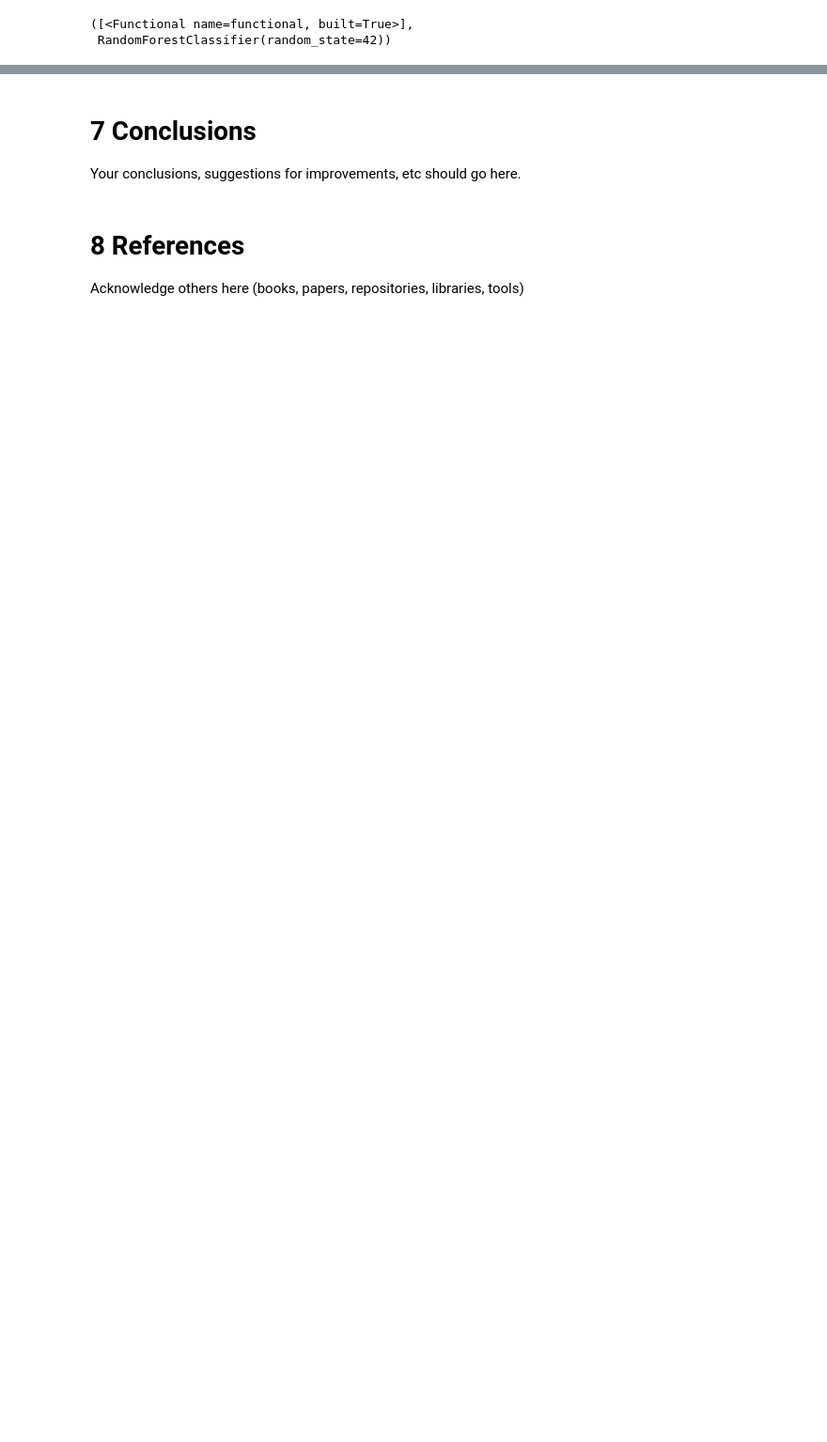
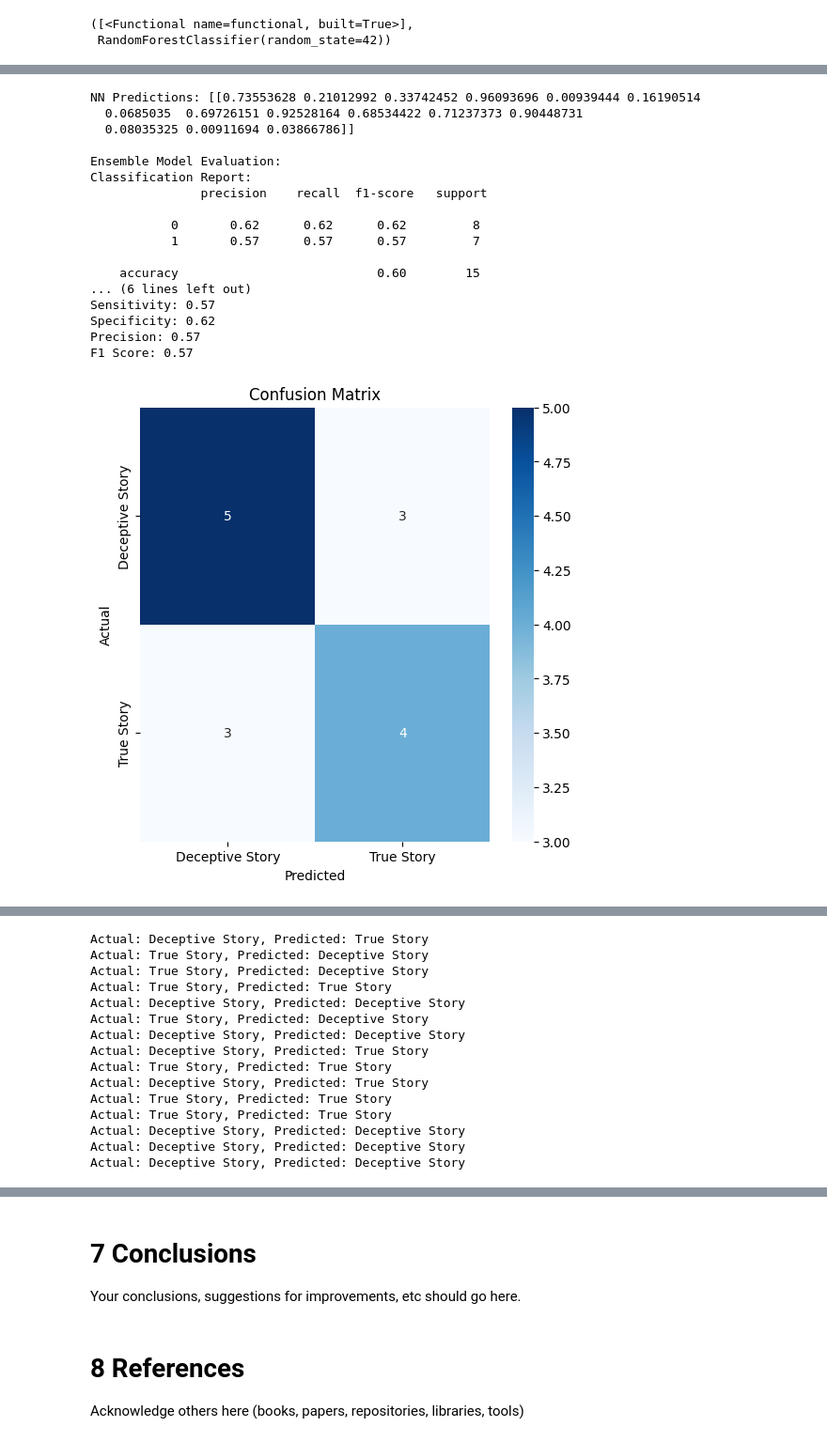
Before and after one commit to CharlesZZY/Truora, a Jupyter notebook: src/CBU5201_miniproject.ipynb, the cells around one changed output, grey strips where cells are left out. Shown at 94% size. Drawn from its saved outputs; the diff is of its cells as text; code cells hidden in the pictures; blank space fills up the shorter version.

```diff
--- a/src/CBU5201_miniproject.ipynb
+++ b/src/CBU5201_miniproject.ipynb
@@ -581,0 +647,5 @@ F1 Score: 0.77
+# %%
+pipeline.enable_nn()
+pipeline.disable_rf()
+pipeline.evaluate(label_encoder, X_test, y_test)
+# %% [output]
@@ -581,0 +653,18 @@ F1 Score: 0.77
+NN Predictions: [[0.73553628 0.21012992 0.33742452 0.96093696 0.00939444 0.16190514
+  0.0685035  0.69726151 0.92528164 0.68534422 0.71237373 0.90448731
+  0.08035325 0.00911694 0.03866786]]
+
+Ensemble Model Evaluation:
+Classification Report:
+               precision    recall  f1-score   support
+
+           0       0.62      0.62      0.62         8
+           1       0.57      0.57      0.57         7
+
+    accuracy                           0.60        15
+... (6 lines left out)
+Sensitivity: 0.57
+Specificity: 0.62
+Precision: 0.57
+F1 Score: 0.57
+[figure, added]
@@ -581,0 +672,15 @@ F1 Score: 0.77
+Actual: Deceptive Story, Predicted: True Story
+Actual: True Story, Predicted: Deceptive Story
+Actual: True Story, Predicted: Deceptive Story
+Actual: True Story, Predicted: True Story
+Actual: Deceptive Story, Predicted: Deceptive Story
+Actual: True Story, Predicted: Deceptive Story
+Actual: Deceptive Story, Predicted: Deceptive Story
+Actual: Deceptive Story, Predicted: True Story
+Actual: True Story, Predicted: True Story
+Actual: Deceptive Story, Predicted: True Story
+Actual: True Story, Predicted: True Story
+Actual: True Story, Predicted: True Story
+Actual: Deceptive Story, Predicted: Deceptive Story
+Actual: Deceptive Story, Predicted: Deceptive Story
+Actual: Deceptive Story, Predicted: Deceptive Story
```
Also changed, not shown: parts of 18 cells of this notebook, 2 other files.
